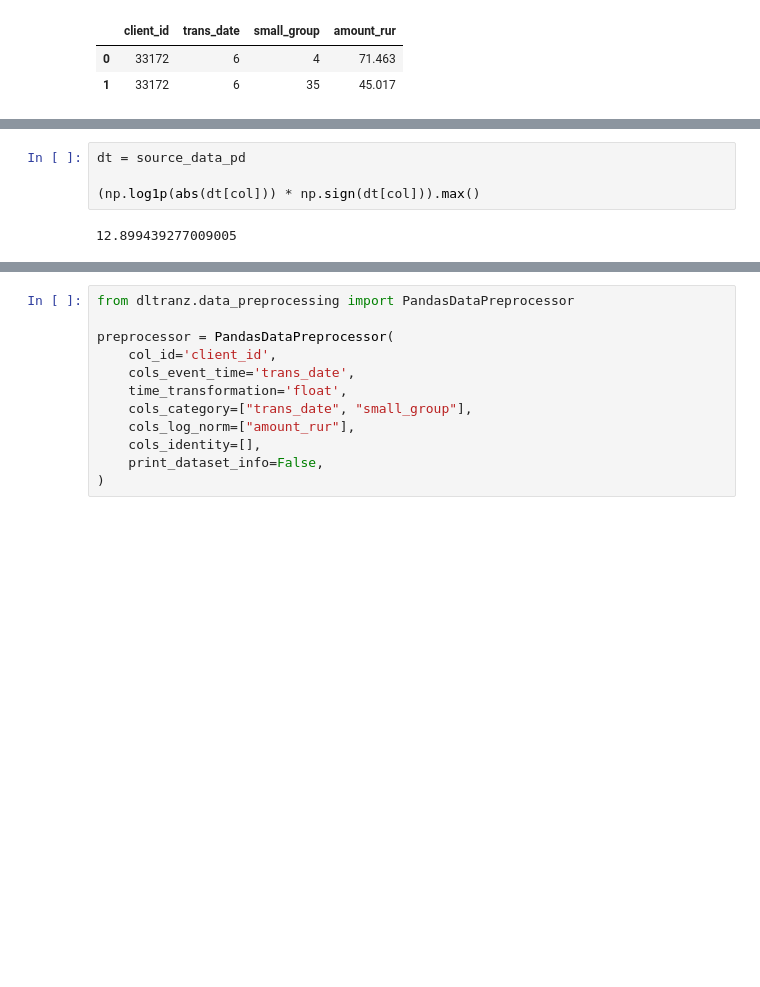
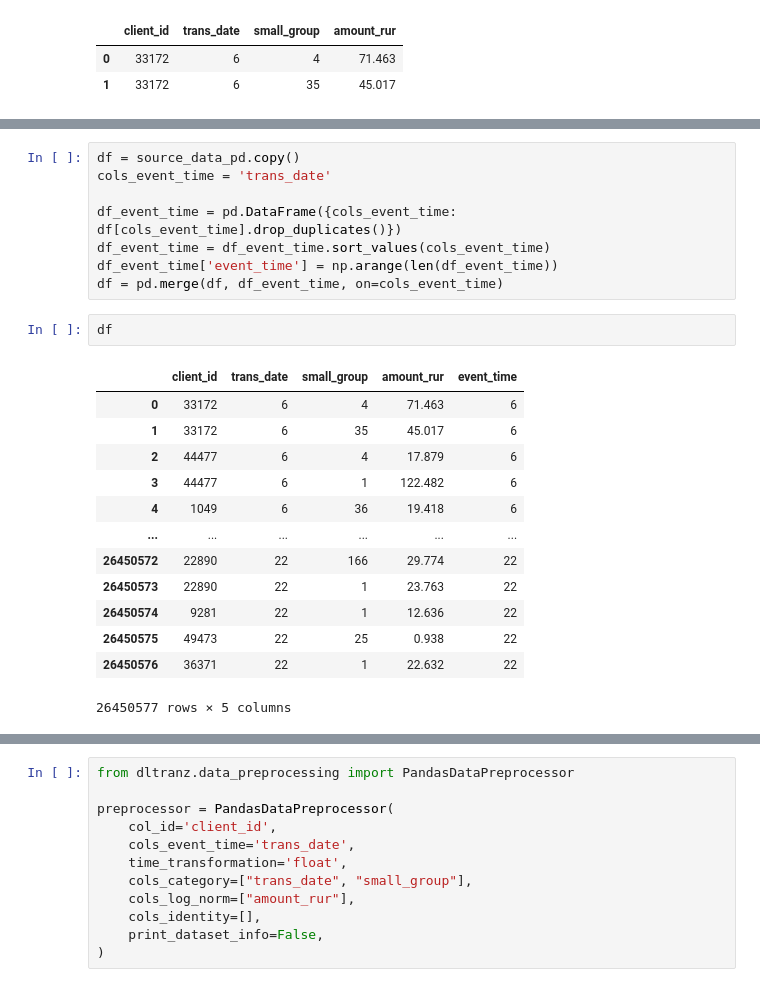
Before and after one commit to sberbank-ai-lab/pytorch-lifestream, a Jupyter notebook: demo/UnsupervisedEmbeddings2LogisticRegression.ipynb, the cells around one changed output, grey strips where cells are left out. Drawn from its saved outputs; the diff is of its cells as text; blank space fills up the shorter version.

Commit message:
time_transformation

```diff
--- a/demo/UnsupervisedEmbeddings2LogisticRegression.ipynb
+++ b/demo/UnsupervisedEmbeddings2LogisticRegression.ipynb
@@ -224,6 +348,24 @@ Name: trans_date, Length: 26450577, dtype: datetime64[ns]
-# %%
-dt = source_data_pd
-
-(np.log1p(abs(dt[col])) * np.sign(dt[col])).max()
-# %% [output]
-12.899439277009005
+# %%
+df = source_data_pd.copy()
+cols_event_time = 'trans_date'
+
+df_event_time = pd.DataFrame({cols_event_time: df[cols_event_time].drop_duplicates()})
+df_event_time = df_event_time.sort_values(cols_event_time)
+df_event_time['event_time'] = np.arange(len(df_event_time))
+df = pd.merge(df, df_event_time, on=cols_event_time)
+# %%
+df
+# %% [output]
+|  | client_id | trans_date | small_group | amount_rur | event_time |
+| 0 | 33172 | 6 | 4 | 71.463 | 6 |
+| 1 | 33172 | 6 | 35 | 45.017 | 6 |
+| 2 | 44477 | 6 | 4 | 17.879 | 6 |
+| 3 | 44477 | 6 | 1 | 122.482 | 6 |
+| 4 | 1049 | 6 | 36 | 19.418 | 6 |
+| ... | ... | ... | ... | ... | ... |
+| 26450572 | 22890 | 22 | 166 | 29.774 | 22 |
+| 26450573 | 22890 | 22 | 1 | 23.763 | 22 |
+| 26450574 | 9281 | 22 | 1 | 12.636 | 22 |
+| 26450575 | 49473 | 22 | 25 | 0.938 | 22 |
+| 26450576 | 36371 | 22 | 1 | 22.632 | 22 |
+26450577 rows × 5 columns
```
Also changed, not shown: parts of 17 cells of this notebook.
